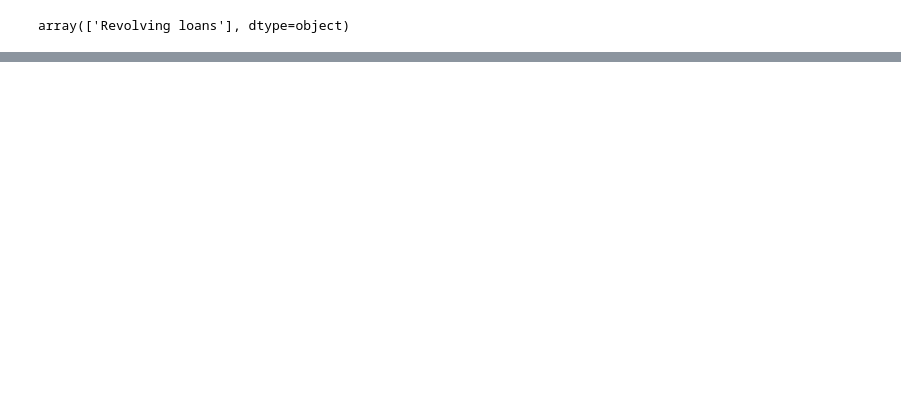
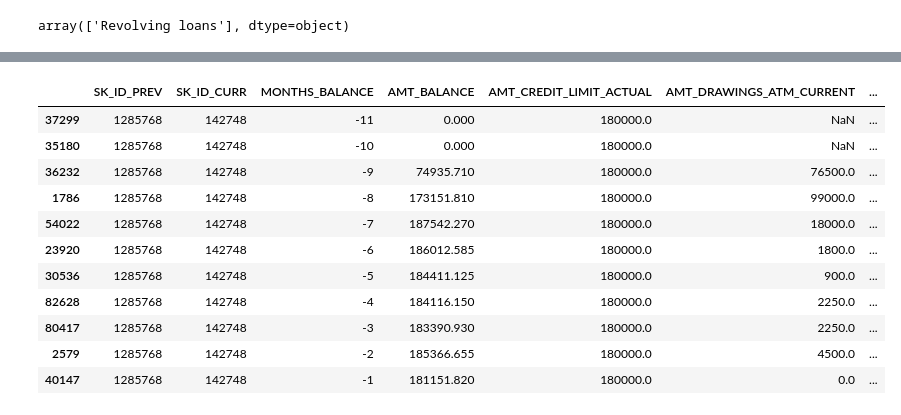
Before and after one commit to nguyenvietkhiemm/home_credit_default_risk, a Jupyter notebook: jupyter/301_EDA_credit_card_balance.ipynb, the cells around one changed output, grey strips where cells are left out. Cells and saved outputs as stored; diff of their text form; code cells hidden in the pictures; blank space fills up the shorter version.

```diff
--- a/jupyter/301_EDA_credit_card_balance.ipynb
+++ b/jupyter/301_EDA_credit_card_balance.ipynb
@@ -69,0 +182,15 @@ array(['Revolving loans'], dtype=object)
+# %%
+credit_balance[credit_balance["SK_ID_PREV"]==1285768].sort_values(["MONTHS_BALANCE"])
+# %% [output]
+|  | SK_ID_PREV | SK_ID_CURR | MONTHS_BALANCE | AMT_BALANCE | AMT_CREDIT_LIMIT_ACTUAL | AMT_DRAWINGS_ATM_CURRENT | ... |
+| 37299 | 1285768 | 142748 | -11 | 0.000 | 180000.0 | NaN | ... |
+| 35180 | 1285768 | 142748 | -10 | 0.000 | 180000.0 | NaN | ... |
+| 36232 | 1285768 | 142748 | -9 | 74935.710 | 180000.0 | 76500.0 | ... |
+| 1786 | 1285768 | 142748 | -8 | 173151.810 | 180000.0 | 99000.0 | ... |
+| 54022 | 1285768 | 142748 | -7 | 187542.270 | 180000.0 | 18000.0 | ... |
+| 23920 | 1285768 | 142748 | -6 | 186012.585 | 180000.0 | 1800.0 | ... |
+| 30536 | 1285768 | 142748 | -5 | 184411.125 | 180000.0 | 900.0 | ... |
+| 82628 | 1285768 | 142748 | -4 | 184116.150 | 180000.0 | 2250.0 | ... |
+| 80417 | 1285768 | 142748 | -3 | 183390.930 | 180000.0 | 2250.0 | ... |
+| 2579 | 1285768 | 142748 | -2 | 185366.655 | 180000.0 | 4500.0 | ... |
+| 40147 | 1285768 | 142748 | -1 | 181151.820 | 180000.0 | 0.0 | ... |
```
Also changed, not shown: parts of 29 cells of this notebook, 5 other files.
